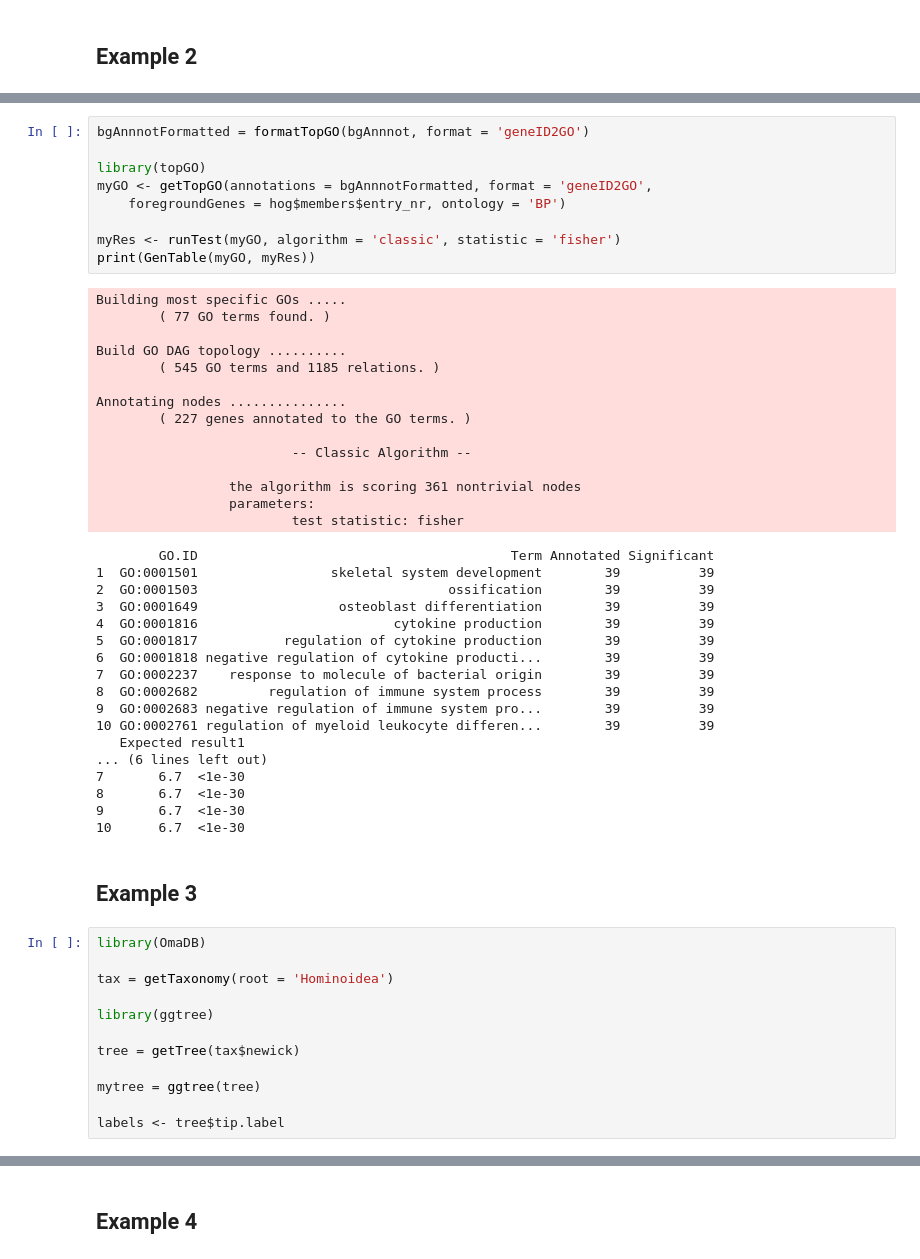
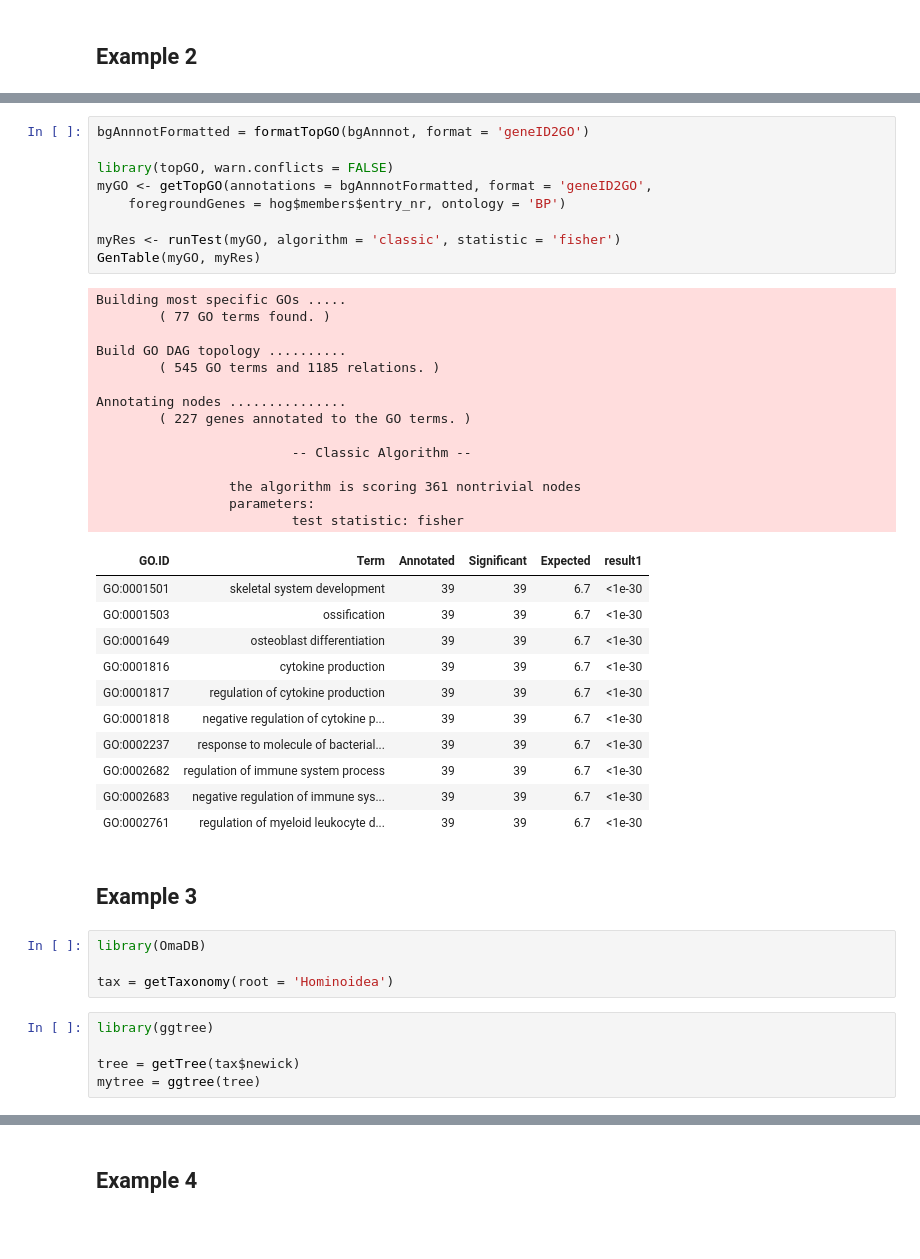
Before and after one commit to DessimozLab/OmaDB, a Jupyter notebook: manuscript_examples.ipynb, the cells around one changed output, grey strips where cells are left out. Cells and saved outputs as stored; diff of their text form; blank space fills up the shorter version.

```diff
--- a/manuscript_examples.ipynb
+++ b/manuscript_examples.ipynb
@@ -55,56 +89,47 @@ Warning message in split.default(body_decoded, rep(1:n_requests, each = 100)):
 # %%
 bgAnnnotFormatted = formatTopGO(bgAnnnot, format = 'geneID2GO')
 
-library(topGO)
+library(topGO, warn.conflicts = FALSE)
 myGO <- getTopGO(annotations = bgAnnnotFormatted, format = 'geneID2GO',
     foregroundGenes = hog$members$entry_nr, ontology = 'BP')
 
 myRes <- runTest(myGO, algorithm = 'classic', statistic = 'fisher')
-print(GenTable(myGO, myRes))
+GenTable(myGO, myRes)
 # %% [output]
 Building most specific GOs .....
         ( 77 GO terms found. )
 
 Build GO DAG topology ..........
         ( 545 GO terms and 1185 relations. )
 
 Annotating nodes ...............
         ( 227 genes annotated to the GO terms. )
 
                          -- Classic Algorithm --
 
                  the algorithm is scoring 361 nontrivial nodes
                  parameters:
                          test statistic: fisher
-        GO.ID                                        Term Annotated Significant
-1  GO:0001501                 skeletal system development        39          39
-2  GO:0001503                                ossification        39          39
-3  GO:0001649                  osteoblast differentiation        39          39
-4  GO:0001816                         cytokine production        39          39
-5  GO:0001817           regulation of cytokine production        39          39
-6  GO:0001818 negative regulation of cytokine producti...        39          39
-7  GO:0002237    response to molecule of bacterial origin        39          39
-8  GO:0002682         regulation of immune system process        39          39
-9  GO:0002683 negative regulation of immune system pro...        39          39
-10 GO:0002761 regulation of myeloid leukocyte differen...        39          39
-   Expected result1
-... (6 lines left out)
-7       6.7  <1e-30
-8       6.7  <1e-30
-9       6.7  <1e-30
-10      6.7  <1e-30
+| GO.ID | Term | Annotated | Significant | Expected | result1 |
+| GO:0001501 | skeletal system development | 39 | 39 | 6.7 | <1e-30 |
+| GO:0001503 | ossification | 39 | 39 | 6.7 | <1e-30 |
+| GO:0001649 | osteoblast differentiation | 39 | 39 | 6.7 | <1e-30 |
+| GO:0001816 | cytokine production | 39 | 39 | 6.7 | <1e-30 |
+| GO:0001817 | regulation of cytokine production | 39 | 39 | 6.7 | <1e-30 |
+| GO:0001818 | negative regulation of cytokine p... | 39 | 39 | 6.7 | <1e-30 |
+| GO:0002237 | response to molecule of bacterial... | 39 | 39 | 6.7 | <1e-30 |
+| GO:0002682 | regulation of immune system process | 39 | 39 | 6.7 | <1e-30 |
+| GO:0002683 | negative regulation of immune sys... | 39 | 39 | 6.7 | <1e-30 |
+| GO:0002761 | regulation of myeloid leukocyte d... | 39 | 39 | 6.7 | <1e-30 |
 # %% [markdown]
 ## Example 3
+# %%
+library(OmaDB)
+
+tax = getTaxonomy(root = 'Hominoidea')
 # %%
-library(OmaDB)
-
-tax = getTaxonomy(root = 'Hominoidea')
-
 library(ggtree)
 
 tree = getTree(tax$newick)
-
 mytree = ggtree(tree)
-
-labels <- tree$tip.label
 # %%
```
Also changed, not shown: parts of 10 cells of this notebook.
